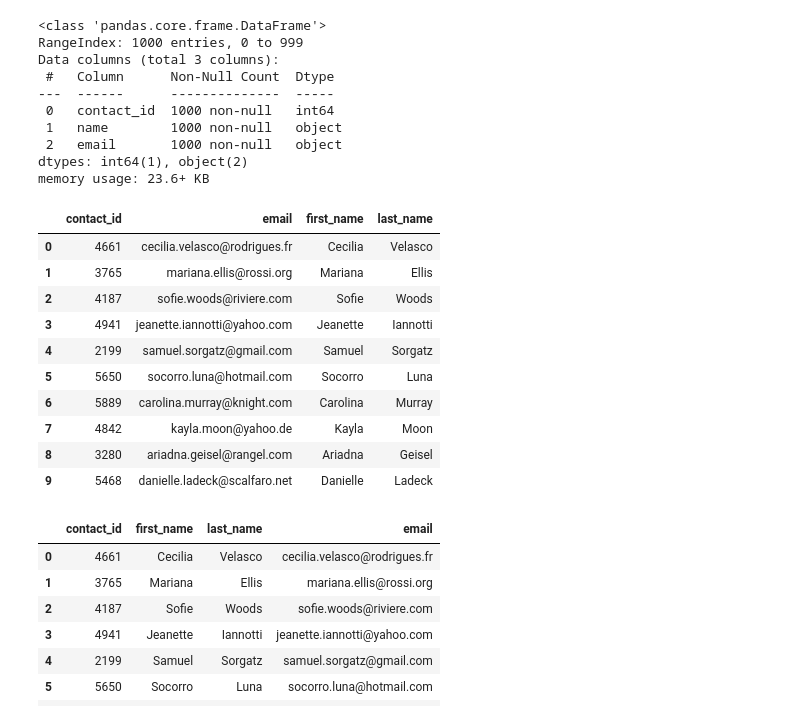
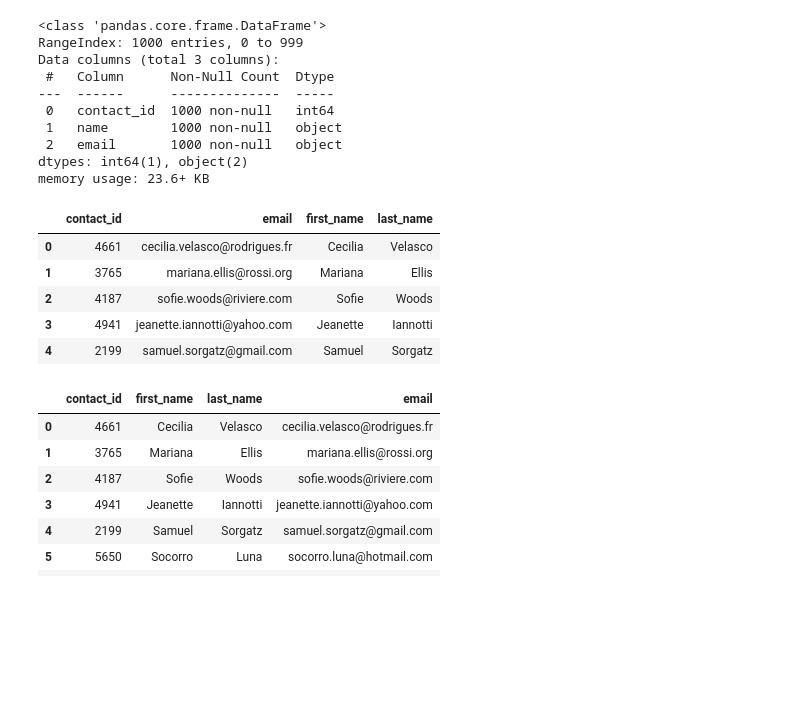
Before and after one commit to Juslima/project_2, a Jupyter notebook: ETL_Mini_Project_Starter_Code.ipynb, the cells around one changed output. Saved outputs shown, nothing was run; the diff lists cells and outputs as text; code cells hidden in the pictures; blank space fills up the shorter version.

```diff
--- a/ETL_Mini_Project_Starter_Code.ipynb
+++ b/ETL_Mini_Project_Starter_Code.ipynb
@@ -294,7 +302,7 @@ campaign_cleaned.to_csv("Resources/campaign.csv", index=False)
 ### Extract the contacts.xlsx Data.
 # %%
 # Read the data into a Pandas DataFrame. Use the `header=2` parameter when reading in the data.
-contact_info_df = pd.read_excel('Resources/contacts.xlsx', header=2)
+contact_info_df = pd.read_excel('Resources/contacts.xlsx', header=3)
 contact_info_df.head()
 # %% [output]
 |  | contact_info |
@@ -320,6 +328,13 @@ Then export the DataFrame as a `contacts.csv` CSV file.
 import json
 dict_values = []
 
+for i, row in contact_info_df.iterrows():
+    data = row[0]
+    converted_data = json.loads(data)
+
+    row_values = [v for k, v in converted_data.items()]
+
+    dict_values.append(row_values)
 
 # Print out the list of values for each row.
 print(dict_values)
@@ -328,6 +343,9 @@ print(dict_values)
 # %%
 # Create a contact_info DataFrame and add each list of values, i.e., each row
 # to the 'contact_id', 'name', 'email' columns.
+contact_info = pd.DataFrame(dict_values, columns=["contact_id", "name", "email"])
+
+contact_info.head()
 # %% [output]
 |  | contact_id | name | email |
 | 0 | 4661 | Cecilia Velasco | cecilia.velasco@rodrigues.fr |
@@ -350,20 +369,22 @@ dtypes: int64(1), object(2)
 memory usage: 23.6+ KB
 # %%
 # Create a "first"name" and "last_name" column with the first and last names from the "name" column.
+names = contact_info["name"].str.split(" ")
+
+contact_info["first_name"] = [name[0] for name in names]
+contact_info["last_name"] = [name[1] for name in names]
+
+# Drop the contact_name column
+contact_info.drop(["name"], axis=1, inplace=True)
 
 
-# Drop the contact_name column
+contact_info.head()
 # %% [output]
 |  | contact_id | email | first_name | last_name |
 | 0 | 4661 | cecilia.velasco@rodrigues.fr | Cecilia | Velasco |
 | 1 | 3765 | mariana.ellis@rossi.org | Mariana | Ellis |
 | 2 | 4187 | sofie.woods@riviere.com | Sofie | Woods |
 | 3 | 4941 | jeanette.iannotti@yahoo.com | Jeanette | Iannotti |
 | 4 | 2199 | samuel.sorgatz@gmail.com | Samuel | Sorgatz |
-| 5 | 5650 | socorro.luna@hotmail.com | Socorro | Luna |
-| 6 | 5889 | carolina.murray@knight.com | Carolina | Murray |
-| 7 | 4842 | kayla.moon@yahoo.de | Kayla | Moon |
-| 8 | 3280 | ariadna.geisel@rangel.com | Ariadna | Geisel |
-| 9 | 5468 | danielle.ladeck@scalfaro.net | Danielle | Ladeck |
 # %%
 # Reorder the columns
```
Also changed, not shown: parts of 13 cells of this notebook, 6 other files.
